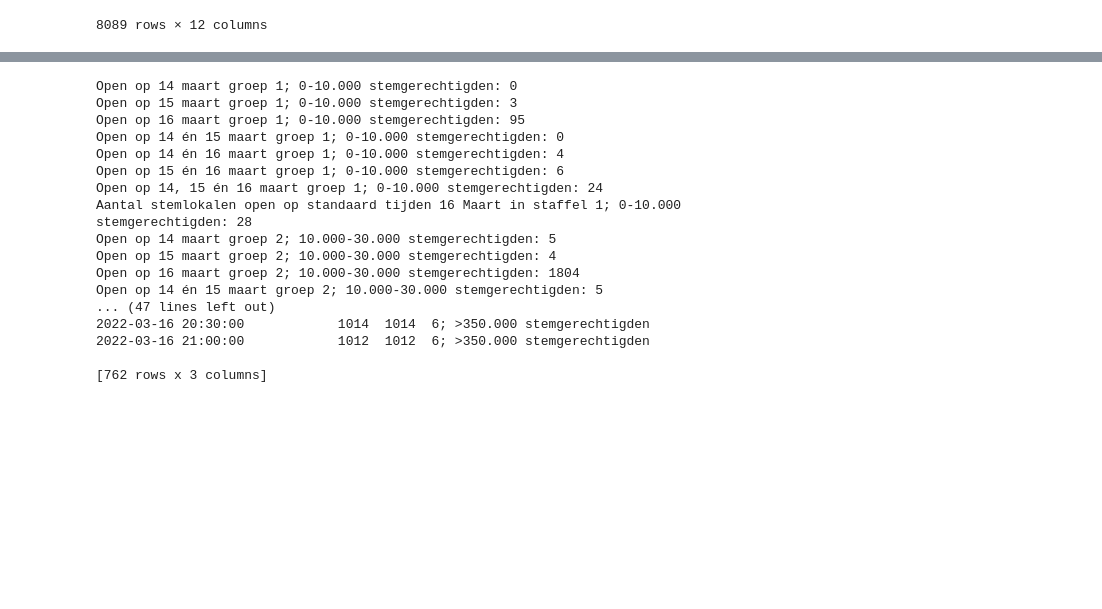
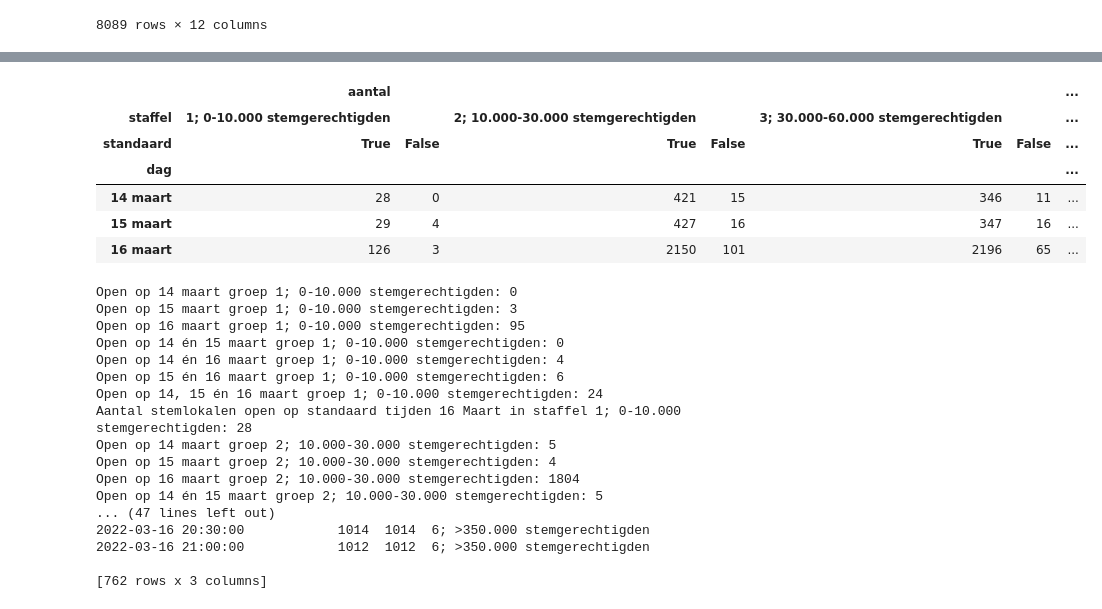
Before and after one commit to openstate/stembureau-meting, a Jupyter notebook: jupyter/stembureau_data.ipynb, the cells around one changed output, grey strips where cells are left out. Cells and saved outputs as stored; diff of their text form; code cells hidden in the pictures; blank space fills up the shorter version.

Commit message:
Table standard days

```diff
--- a/jupyter/stembureau_data.ipynb
+++ b/jupyter/stembureau_data.ipynb
@@ -749,3 +754,29 @@ df_stemger_clean['binned'] = pd.cut(df_stemger_clean['Kiesgerechtigde bevolking'
 # %%
 def filter_binned(df1, df2):
     return df1[df1['CBS gemeentecode'].isin(df2['gemeentecode'])]
+# %%
+open_standaard = {
+        'dag': [],
+        'standaard': [],
+        'aantal': [],
+        'staffel': []
+    }
+
+def print_opening_standard(df, label, day, standard):
+    df_stemger_label = df_stemger_clean[df_stemger_clean['binned'].str.fullmatch(label)]
+    print("Staffel: {}, dag: {}, {}open op standaard dagen, stemlokalen: {}".format(label, day, standard, len(filter_binned(df, df_stemger_label).index)))
+    global open_standaard
+    open_standaard['dag'].append(day)
+    open_standaard['aantal'].append(len(filter_binned(df, df_stemger_label).index))
+    open_standaard['staffel'].append(label)
+    if (standard == 'niet '):
+        open_standaard['standaard'].append(False)
+    else:
+        open_standaard['standaard'].append(True)
+for label in labels:
+    print_opening_standard(wims_standaard_14, label, "14 maart", "")
+    print_opening_standard(wims_standaard_15, label, "15 maart", "")
+    print_opening_standard(wims_standaard_16, label, "16 maart", "")
+    print_opening_standard(wims_nonstandaard_14, label, "14 maart", "niet ")
+    print_opening_standard(wims_nonstandaard_15, label, "15 maart", "niet ")
+    print_opening_standard(wims_nonstandaard_16, label, "16 maart", "niet ")
@@ -752,3 +801,14 @@ def filter_binned(df1, df2):
+# %%
+df_open_standaard = pd.DataFrame(open_standaard).pivot(index='dag', columns=['staffel', 'standaard'], values=['aantal'])
+df_open_standaard
+# %% [output]
+|  | aantal |  |  |  |  |  | ... |
+| staffel | 1; 0-10.000 stemgerechtigden |  | 2; 10.000-30.000 stemgerechtigden |  | 3; 30.000-60.000 stemgerechtigden |  | ... |
+| standaard | True | False | True | False | True | False | ... |
+| dag |  |  |  |  |  |  | ... |
+| 14 maart | 28 | 0 | 421 | 15 | 346 | 11 | ... |
+| 15 maart | 29 | 4 | 427 | 16 | 347 | 16 | ... |
+| 16 maart | 126 | 3 | 2150 | 101 | 2196 | 65 | ... |
 # %%
 wims_datestack_grouped = pd.DataFrame()
 def make_graphs_opening(label):
```
Also changed, not shown: parts of 3 cells of this notebook, 1 other file.
